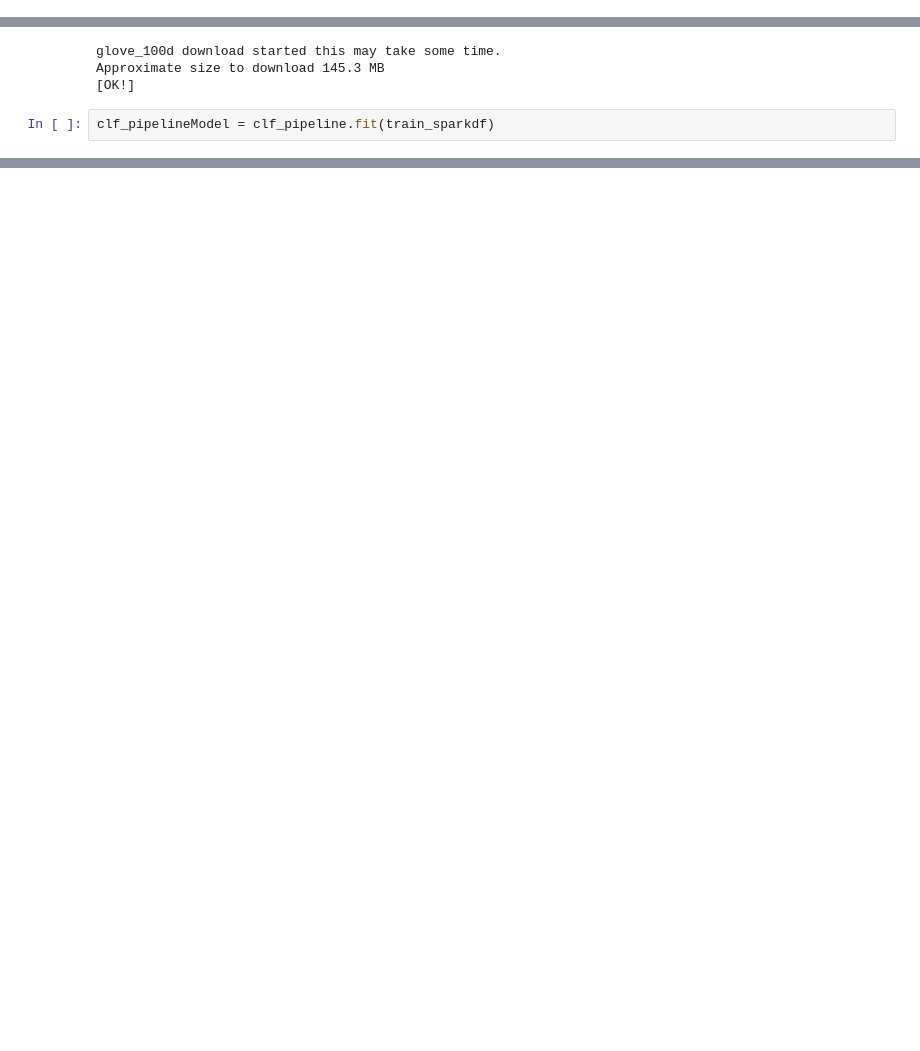
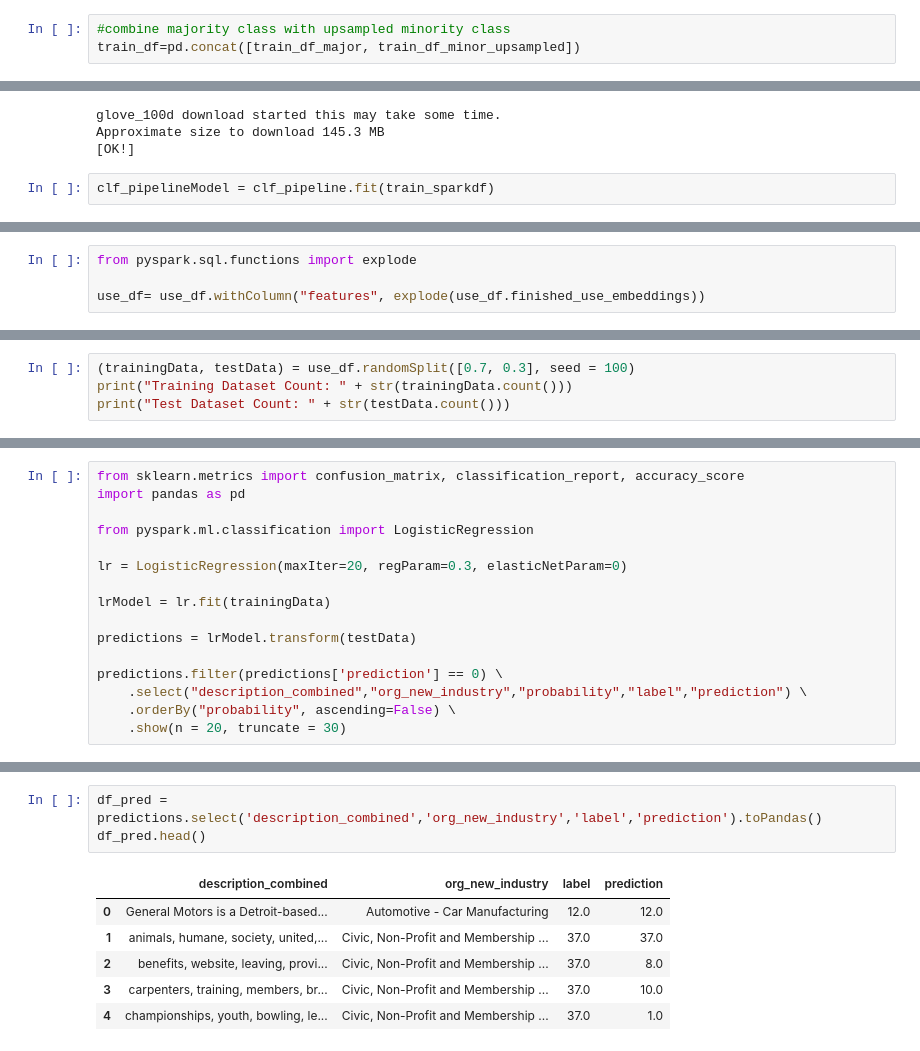
Before and after one commit to CSML1030/capstone, a Jupyter notebook: classification_sparknlp.ipynb, the cells around one changed output, grey strips where cells are left out. Cells and saved outputs as stored; diff of their text form; blank space fills up the shorter version.

```diff
--- a/classification_sparknlp.ipynb
+++ b/classification_sparknlp.ipynb
@@ -144,0 +227,3 @@ Pretrained models
+# %%
+#combine majority class with upsampled minority class
+train_df=pd.concat([train_df_major, train_df_minor_upsampled])
@@ -667,0 +784,4 @@ print(accuracy_score(y_true.label, y_pred.prediction))
+# %%
+from pyspark.sql.functions import explode
+
+use_df= use_df.withColumn("features", explode(use_df.finished_use_embeddings))
@@ -667,0 +798,4 @@ print(accuracy_score(y_true.label, y_pred.prediction))
+# %%
+(trainingData, testData) = use_df.randomSplit([0.7, 0.3], seed = 100)
+print("Training Dataset Count: " + str(trainingData.count()))
+print("Test Dataset Count: " + str(testData.count()))
@@ -667,0 +805,16 @@ print(accuracy_score(y_true.label, y_pred.prediction))
+# %%
+from sklearn.metrics import confusion_matrix, classification_report, accuracy_score
+import pandas as pd
+
+from pyspark.ml.classification import LogisticRegression
+
+lr = LogisticRegression(maxIter=20, regParam=0.3, elasticNetParam=0)
+
+lrModel = lr.fit(trainingData)
+
+predictions = lrModel.transform(testData)
+
+predictions.filter(predictions['prediction'] == 0) \
+    .select("description_combined","org_new_industry","probability","label","prediction") \
+    .orderBy("probability", ascending=False) \
+    .show(n = 20, truncate = 30)
@@ -667,0 +837,10 @@ print(accuracy_score(y_true.label, y_pred.prediction))
+# %%
+df_pred = predictions.select('description_combined','org_new_industry','label','prediction').toPandas()
+df_pred.head()
+# %% [output]
+|  | description_combined | org_new_industry | label | prediction |
+| 0 | General Motors is a Detroit-based... | Automotive - Car Manufacturing | 12.0 | 12.0 |
+| 1 | animals, humane, society, united,... | Civic, Non-Profit and Membership ... | 37.0 | 37.0 |
+| 2 | benefits, website, leaving, provi... | Civic, Non-Profit and Membership ... | 37.0 | 8.0 |
+| 3 | carpenters, training, members, br... | Civic, Non-Profit and Membership ... | 37.0 | 10.0 |
+| 4 | championships, youth, bowling, le... | Civic, Non-Profit and Membership ... | 37.0 | 1.0 |
```
Also changed, not shown: parts of 77 cells of this notebook.
